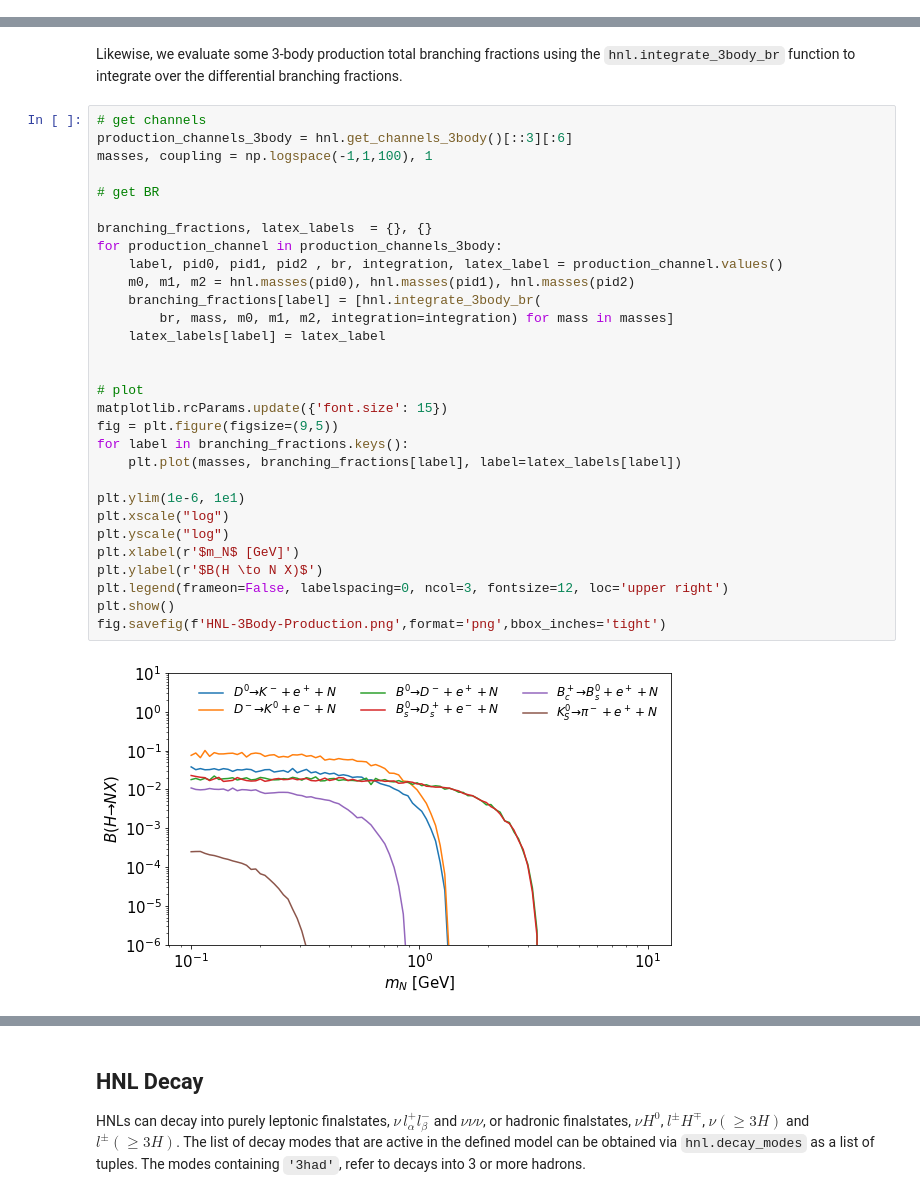
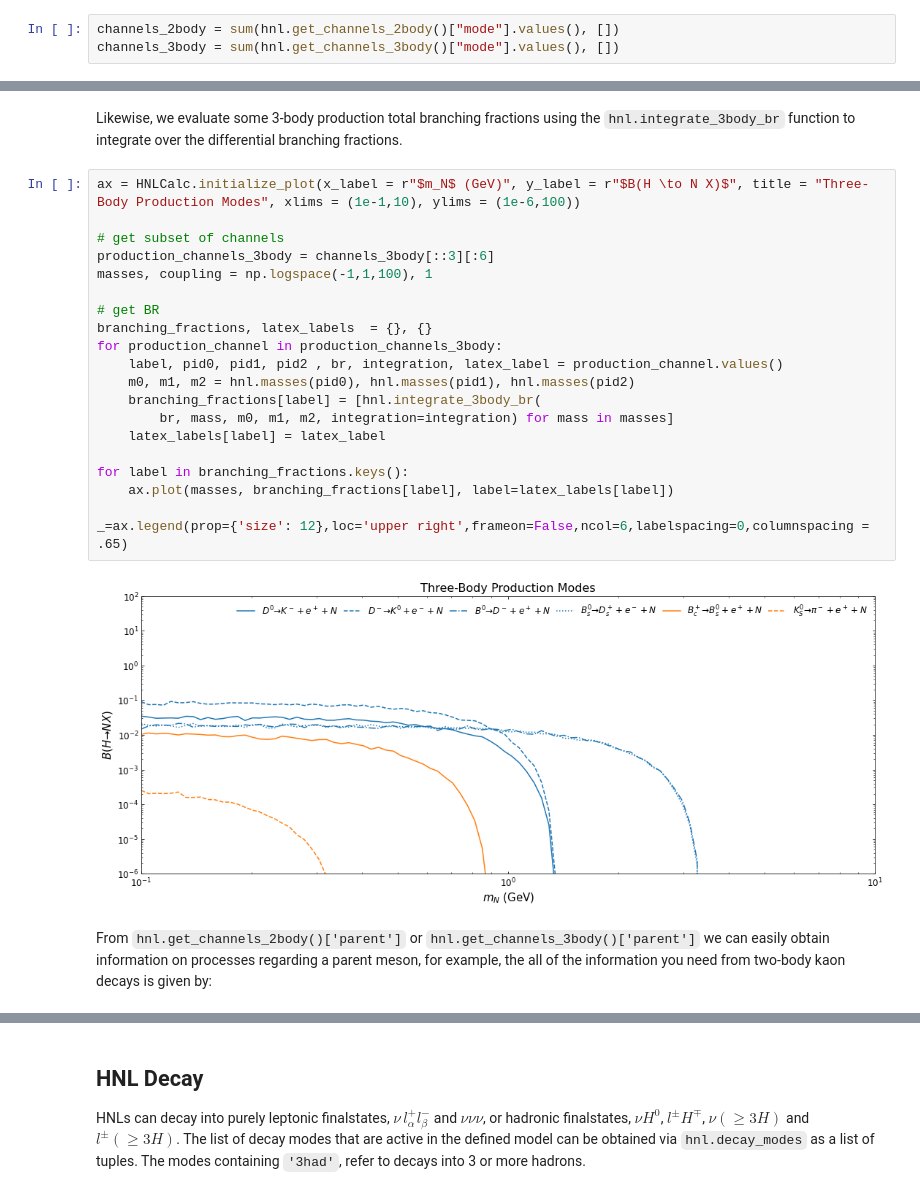
Before and after one commit to laroccod/HNLCalc, a Jupyter notebook: Example.ipynb, the cells around one changed output, grey strips where cells are left out. Saved outputs shown, nothing was run; the diff lists cells and outputs as text.

```diff
--- a/Example.ipynb
+++ b/Example.ipynb
@@ -51 +118,4 @@ $\tau^+ \to e^+ + \bar{\nu}_{\tau} + N$
+# %%
+channels_2body = sum(hnl.get_channels_2body()["mode"].values(), [])
+channels_3body = sum(hnl.get_channels_3body()["mode"].values(), [])
 # %% [markdown]
@@ -122,34 +185,26 @@ plt.show()
 # %% [markdown]
 Likewise, we evaluate some 3-body production total branching fractions using the `hnl.integrate_3body_br` function to integrate over the differential branching fractions.
-# %%
-# get channels
-production_channels_3body = hnl.get_channels_3body()[::3][:6]
-masses, coupling = np.logspace(-1,1,100), 1
-
-# get BR
-
-branching_fractions, latex_labels  = {}, {}
-for production_channel in production_channels_3body:
-    label, pid0, pid1, pid2 , br, integration, latex_label = production_channel.values()
-    m0, m1, m2 = hnl.masses(pid0), hnl.masses(pid1), hnl.masses(pid2)
-    branching_fractions[label] = [hnl.integrate_3body_br(
-        br, mass, m0, m1, m2, integration=integration) for mass in masses]
-    latex_labels[label] = latex_label
-
-
-# plot
-matplotlib.rcParams.update({'font.size': 15})
-fig = plt.figure(figsize=(9,5))
-for label in branching_fractions.keys():
-    plt.plot(masses, branching_fractions[label], label=latex_labels[label])
-
-plt.ylim(1e-6, 1e1)
-plt.xscale("log")
-plt.yscale("log")
-plt.xlabel(r'$m_N$ [GeV]')
-plt.ylabel(r'$B(H \to N X)$')
-plt.legend(frameon=False, labelspacing=0, ncol=3, fontsize=12, loc='upper right')
-plt.show()
-fig.savefig(f'HNL-3Body-Production.png',format='png',bbox_inches='tight')
-# %% [output]
-[figure, removed]
+# %%
+ax = HNLCalc.initialize_plot(x_label = r"$m_N$ (GeV)", y_label = r"$B(H \to N X)$", title = "Three-Body Production Modes", xlims = (1e-1,10), ylims = (1e-6,100))
+
+# get subset of channels
+production_channels_3body = channels_3body[::3][:6]
+masses, coupling = np.logspace(-1,1,100), 1
+
+# get BR
+branching_fractions, latex_labels  = {}, {}
+for production_channel in production_channels_3body:
+    label, pid0, pid1, pid2 , br, integration, latex_label = production_channel.values()
+    m0, m1, m2 = hnl.masses(pid0), hnl.masses(pid1), hnl.masses(pid2)
+    branching_fractions[label] = [hnl.integrate_3body_br(
+        br, mass, m0, m1, m2, integration=integration) for mass in masses]
+    latex_labels[label] = latex_label
+
+for label in branching_fractions.keys():
+    ax.plot(masses, branching_fractions[label], label=latex_labels[label])
+
+_=ax.legend(prop={'size': 12},loc='upper right',frameon=False,ncol=6,labelspacing=0,columnspacing = .65)
+# %% [output]
+[figure, added]
+# %% [markdown]
+From `hnl.get_channels_2body()['parent']` or `hnl.get_channels_3body()['parent']` we can easily obtain information on processes regarding a parent meson, for example, the all of the information you need from two-body kaon decays is given by:
```
Also changed, not shown: parts of 21 cells of this notebook, 1 other file.
